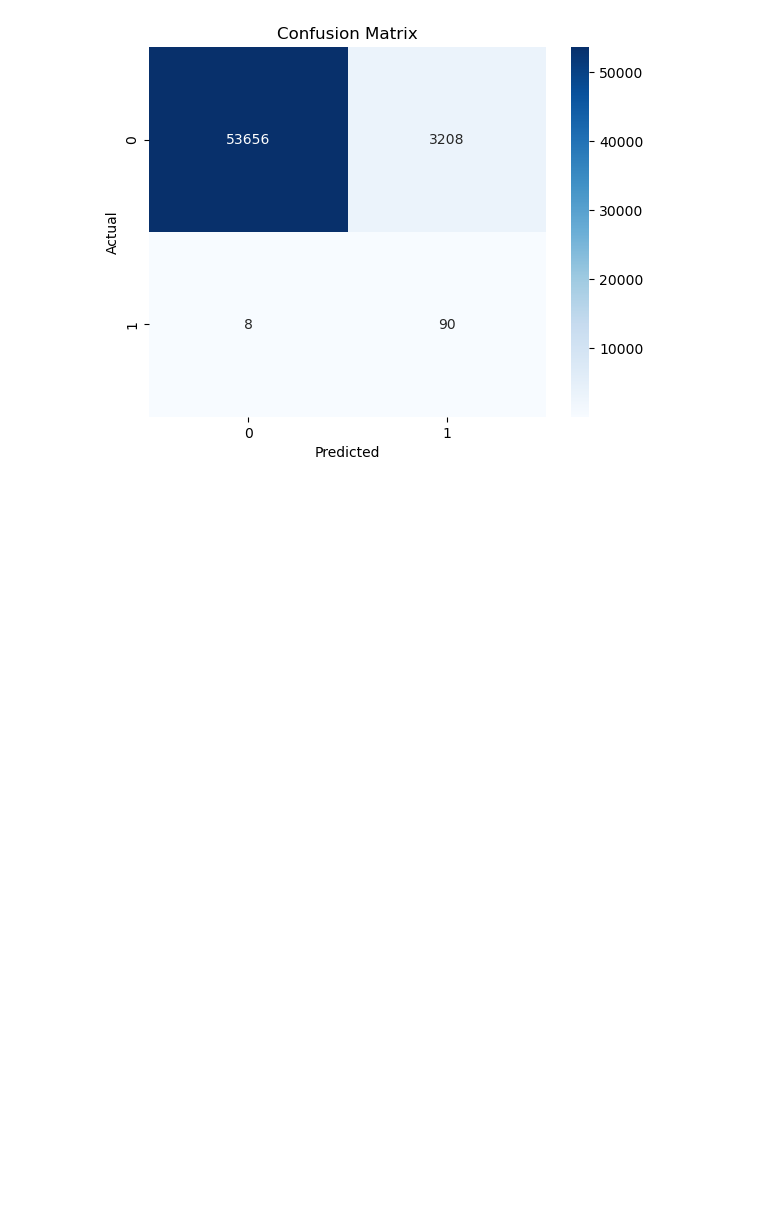
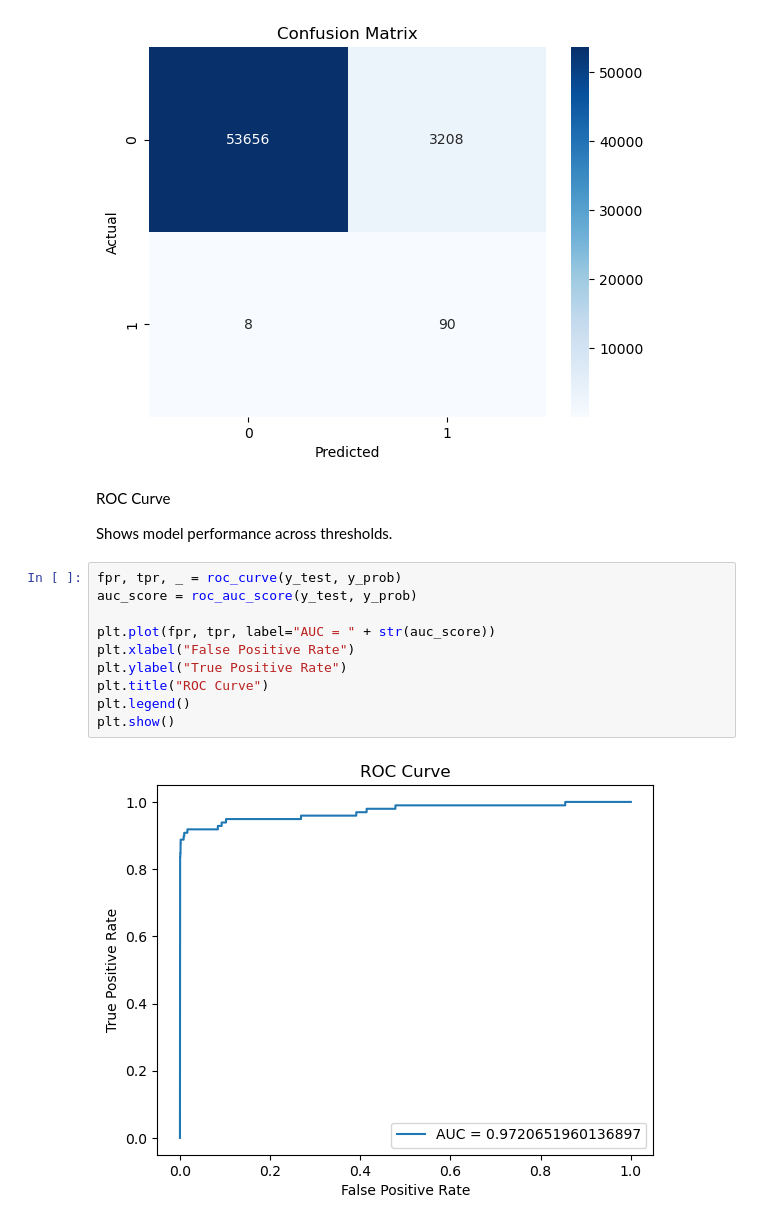
Before and after one commit to kaweesha-nethmina/credit-card-fraud-detection, a Jupyter notebook: logistic_regression.ipynb, the cells around one changed output. Cells and saved outputs as stored; diff of their text form; blank space fills up the shorter version.

Commit message:
feat:ROC curve

```diff
--- a/logistic_regression.ipynb
+++ b/logistic_regression.ipynb
@@ -247,3 +247,19 @@ plt.ylabel("Actual")
 plt.show()
 # %% [output]
 [figure]
+# %% [markdown]
+ROC Curve
+
+Shows model performance across thresholds.
+# %%
+fpr, tpr, _ = roc_curve(y_test, y_prob)
+auc_score = roc_auc_score(y_test, y_prob)
+
+plt.plot(fpr, tpr, label="AUC = " + str(auc_score))
+plt.xlabel("False Positive Rate")
+plt.ylabel("True Positive Rate")
+plt.title("ROC Curve")
+plt.legend()
+plt.show()
+# %% [output]
+[figure, added]
```
